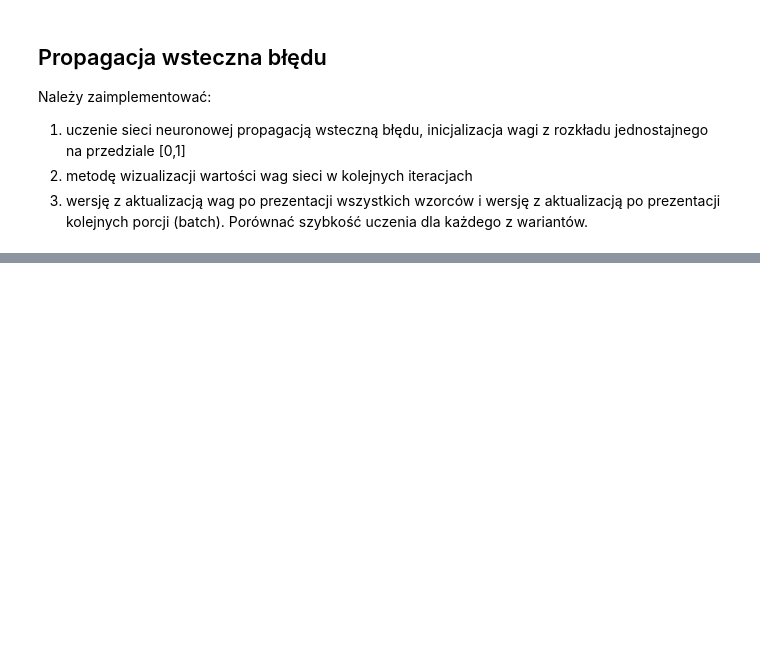
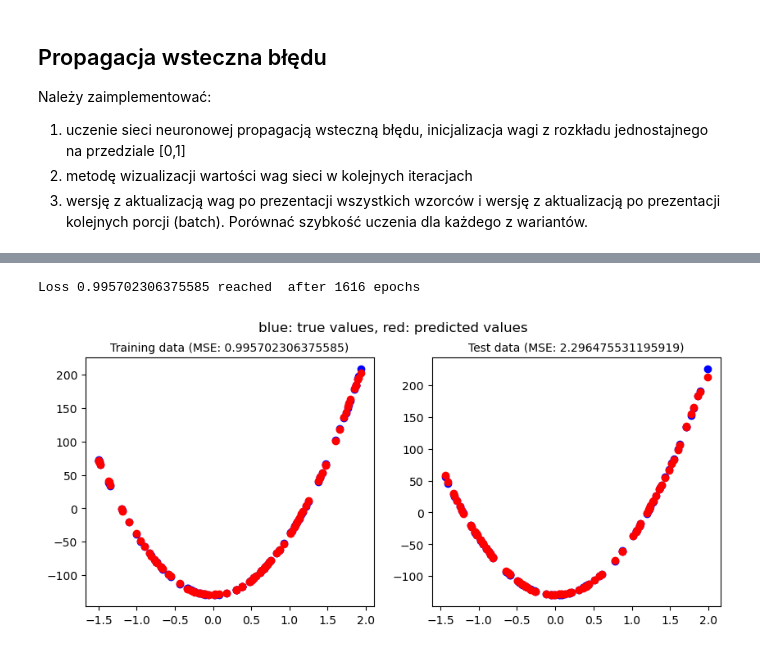
Before and after one commit to skowronskid/Computational-Analysis-Methods, a Jupyter notebook: NN/main.ipynb, the cells around one changed output, grey strips where cells are left out. Cells and saved outputs as stored; diff of their text form; code cells hidden in the pictures; blank space fills up the shorter version.

```diff
--- a/NN/main.ipynb
+++ b/NN/main.ipynb
@@ -330,0 +306,7 @@ Length: 1000, dtype: float64
+# %%
+mlp = MLP(input_dim=1, output_dim=1, hidden_dims=[50])
+time3, mse3, epochs3 =  mlp.fit(df_train["x"],df_train["y"], epochs=20000, learning_rate=0.01, batch_size=16,loss_stop=1)
+plot_predictions(mlp, df_train, df_test)
+# %% [output]
+Loss 0.995702306375585 reached  after 1616 epochs
+[figure, added]
```
Also changed, not shown: parts of 21 cells of this notebook, 2 other files.
